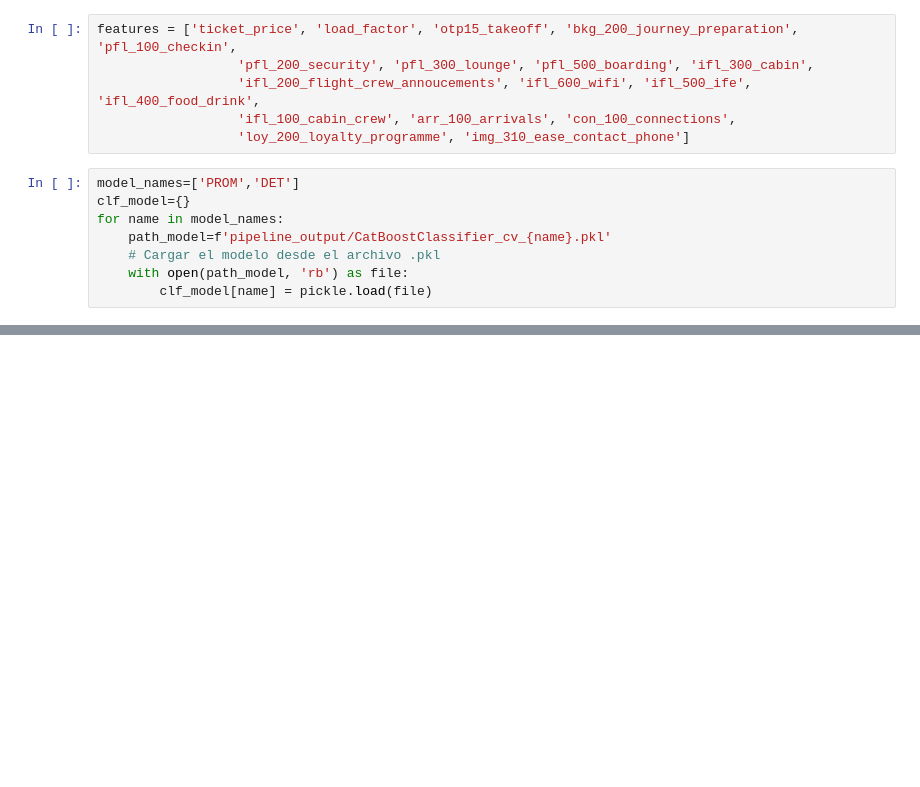
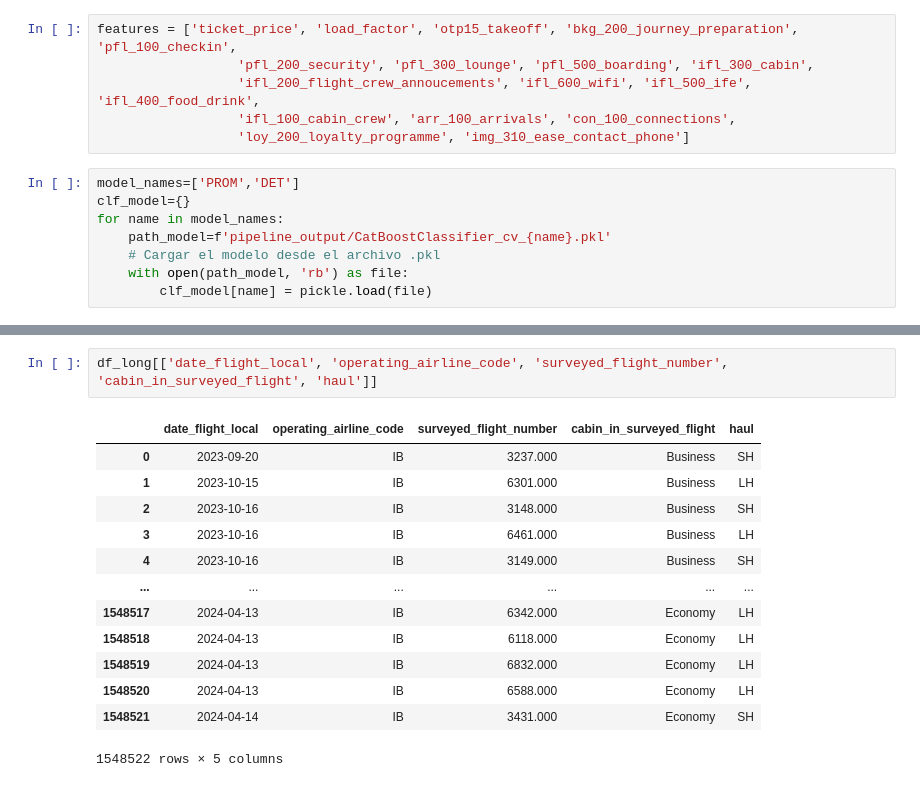
Before and after one commit to nomadicsenseis/AI_Explanatory_Drivers-VS_past_pipeline, a Jupyter notebook: develop/Debug_pipeline.ipynb, the cells around one changed output, grey strips where cells are left out. Saved outputs shown, nothing was run; the diff lists cells and outputs as text; blank space fills up the shorter version.

```diff
--- a/develop/Debug_pipeline.ipynb
+++ b/develop/Debug_pipeline.ipynb
@@ -466,0 +1001,16 @@ df_probabilities.to_csv(save_path, index=False)
+# %%
+df_long[['date_flight_local', 'operating_airline_code', 'surveyed_flight_number', 'cabin_in_surveyed_flight', 'haul']]
+# %% [output]
+|  | date_flight_local | operating_airline_code | surveyed_flight_number | cabin_in_surveyed_flight | haul |
+| 0 | 2023-09-20 | IB | 3237.000 | Business | SH |
+| 1 | 2023-10-15 | IB | 6301.000 | Business | LH |
+| 2 | 2023-10-16 | IB | 3148.000 | Business | SH |
+| 3 | 2023-10-16 | IB | 6461.000 | Business | LH |
+| 4 | 2023-10-16 | IB | 3149.000 | Business | SH |
+| ... | ... | ... | ... | ... | ... |
+| 1548517 | 2024-04-13 | IB | 6342.000 | Economy | LH |
+| 1548518 | 2024-04-13 | IB | 6118.000 | Economy | LH |
+| 1548519 | 2024-04-13 | IB | 6832.000 | Economy | LH |
+| 1548520 | 2024-04-13 | IB | 6588.000 | Economy | LH |
+| 1548521 | 2024-04-14 | IB | 3431.000 | Economy | SH |
+1548522 rows × 5 columns
```
Also changed, not shown: parts of 40 cells of this notebook, 42 other files.
